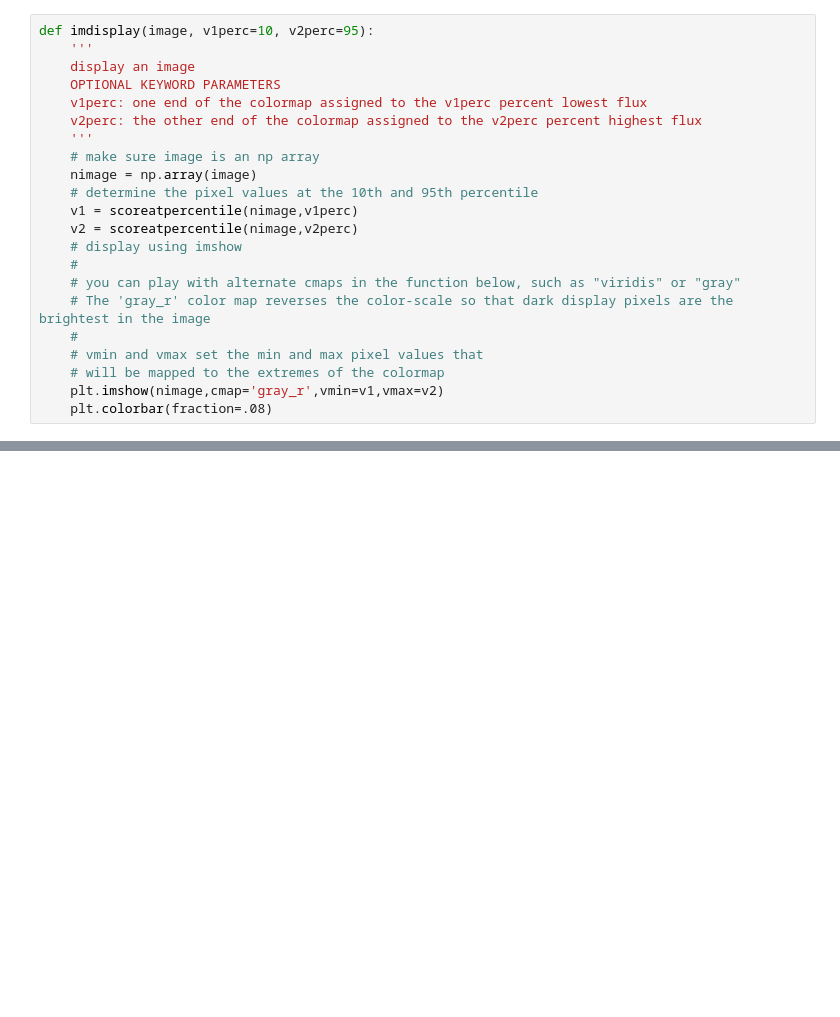
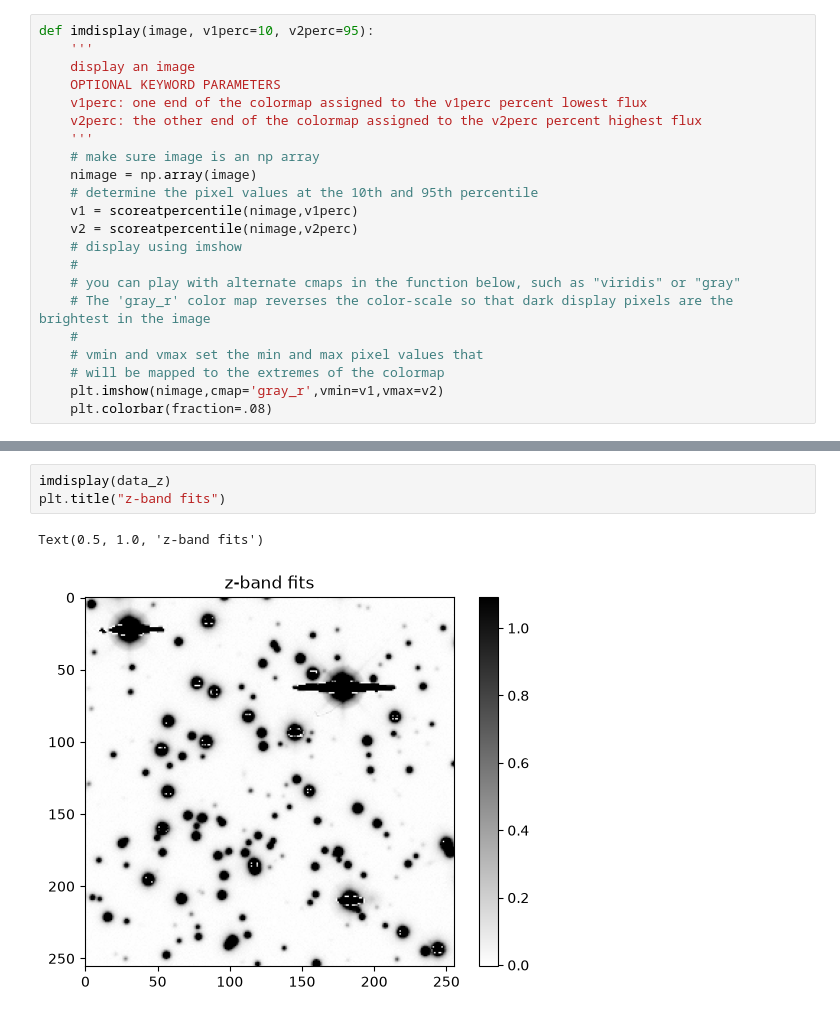
Before and after one commit to alexhlanter/ASTR596-Capstone-Project, a Jupyter notebook: capstone_part3.ipynb, the cells around one changed output, grey strips where cells are left out. Saved outputs shown, nothing was run; the diff lists cells and outputs as text; blank space fills up the shorter version.

```diff
--- a/capstone_part3.ipynb
+++ b/capstone_part3.ipynb
@@ -50,0 +86,6 @@ TypeError: Invalid shape (3, 256, 256) for image data
+# %%
+imdisplay(data_z)
+plt.title("z-band fits")
+# %% [output]
+Text(0.5, 1.0, 'z-band fits')
+[figure, added]
```
Also changed, not shown: parts of 5 cells of this notebook.
